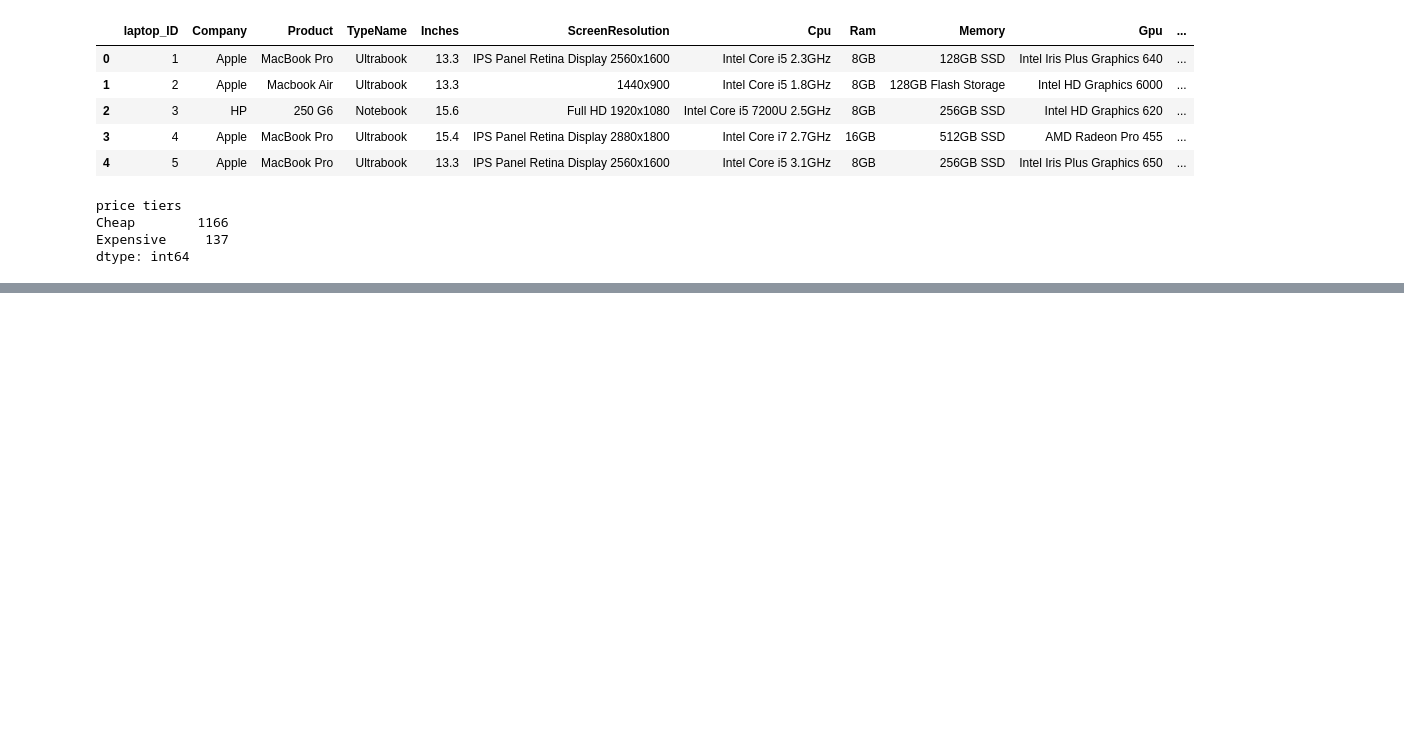
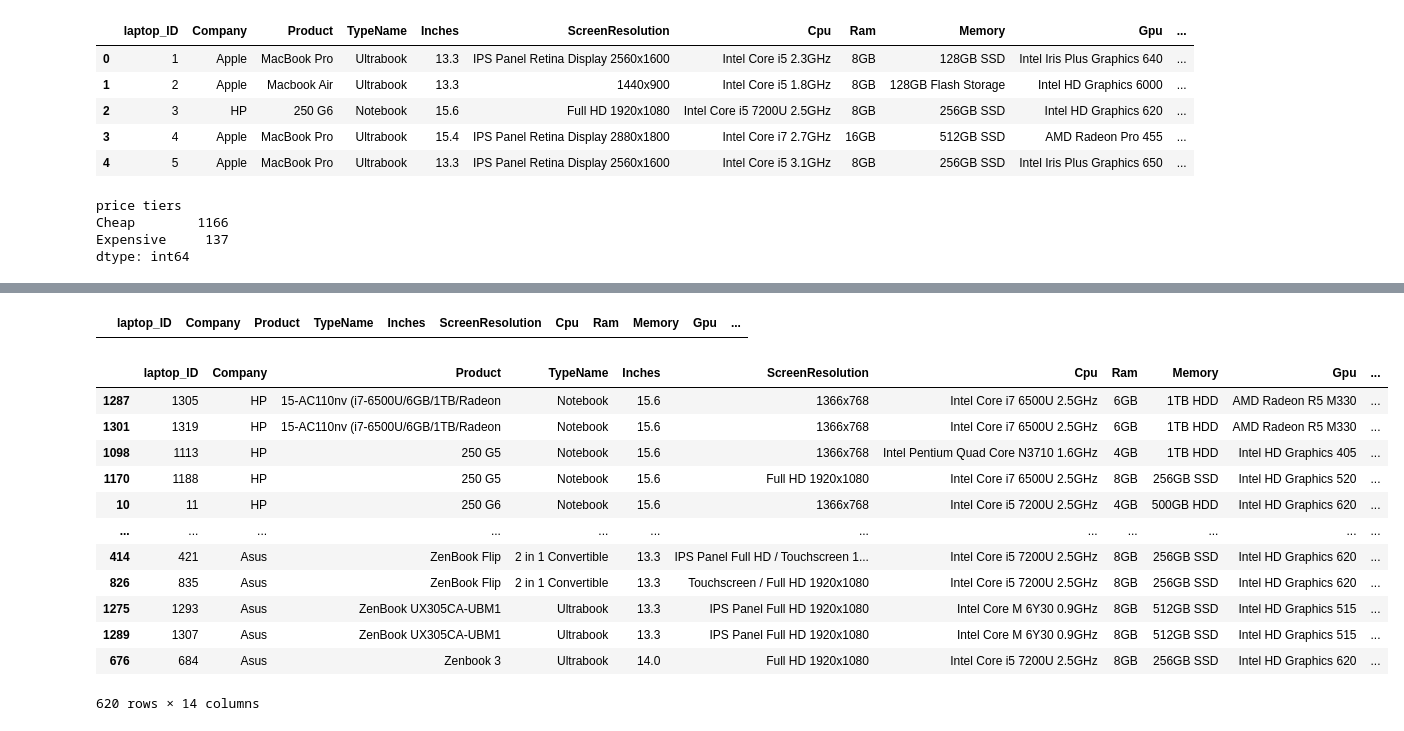
Before and after one commit to sanjula77/Data-Science, a Jupyter notebook: Filtering_Data.ipynb, the cells around one changed output, grey strips where cells are left out. Saved outputs shown, nothing was run; the diff lists cells and outputs as text; code cells hidden in the pictures; blank space fills up the shorter version.

```diff
--- a/Filtering_Data.ipynb
+++ b/Filtering_Data.ipynb
@@ -183,0 +216,16 @@ dtype: int64
+# %%
+# Create an array based on multiple price tiers
+# Create 'conditional' and 'value' variables
+
+conditional = [
+    df_laptop['Price_euros'] > 3000,
+    (df_laptop['Price_euros'] > 2000) & (df_laptop['Price_euros'] <= 3000),
+    (df_laptop['Price_euros'] > 800) & (df_laptop['Price_euros'] <= 2000),
+    df_laptop['Price_euros'] <= 800
+]
+
+value = ['Very Expensive', 'Expensive', 'Cheap', 'Very Cheap']
+# %%
+# Set it to a new column
+
+df_laptop['price tiers'] = np.select(conditional, value)
@@ -183,0 +321,28 @@ dtype: int64
+# %%
+# Show elements that are duplicated in the 'laptop_ID' column
+
+df_laptop[df_laptop.duplicated('laptop_ID')]
+# %% [output]
+|  | laptop_ID | Company | Product | TypeName | Inches | ScreenResolution | Cpu | Ram | Memory | Gpu | ... |
+# %%
+# duplicates in two or more columns
+
+duplicated = df_laptop.duplicated(['Product', 'TypeName', 'Inches'])
+# %%
+# show all the values duplicated (except for the first - keep='first')
+
+df_laptop[duplicated].sort_values(['Product', 'TypeName'])
+# %% [output]
+|  | laptop_ID | Company | Product | TypeName | Inches | ScreenResolution | Cpu | Ram | Memory | Gpu | ... |
+| 1287 | 1305 | HP | 15-AC110nv (i7-6500U/6GB/1TB/Radeon | Notebook | 15.6 | 1366x768 | Intel Core i7 6500U 2.5GHz | 6GB | 1TB HDD | AMD Radeon R5 M330 | ... |
+| 1301 | 1319 | HP | 15-AC110nv (i7-6500U/6GB/1TB/Radeon | Notebook | 15.6 | 1366x768 | Intel Core i7 6500U 2.5GHz | 6GB | 1TB HDD | AMD Radeon R5 M330 | ... |
+| 1098 | 1113 | HP | 250 G5 | Notebook | 15.6 | 1366x768 | Intel Pentium Quad Core N3710 1.6GHz | 4GB | 1TB HDD | Intel HD Graphics 405 | ... |
+| 1170 | 1188 | HP | 250 G5 | Notebook | 15.6 | Full HD 1920x1080 | Intel Core i7 6500U 2.5GHz | 8GB | 256GB SSD | Intel HD Graphics 520 | ... |
+| 10 | 11 | HP | 250 G6 | Notebook | 15.6 | 1366x768 | Intel Core i5 7200U 2.5GHz | 4GB | 500GB HDD | Intel HD Graphics 620 | ... |
+| ... | ... | ... | ... | ... | ... | ... | ... | ... | ... | ... | ... |
+| 414 | 421 | Asus | ZenBook Flip | 2 in 1 Convertible | 13.3 | IPS Panel Full HD / Touchscreen 1... | Intel Core i5 7200U 2.5GHz | 8GB | 256GB SSD | Intel HD Graphics 620 | ... |
+| 826 | 835 | Asus | ZenBook Flip | 2 in 1 Convertible | 13.3 | Touchscreen / Full HD 1920x1080 | Intel Core i5 7200U 2.5GHz | 8GB | 256GB SSD | Intel HD Graphics 620 | ... |
+| 1275 | 1293 | Asus | ZenBook UX305CA-UBM1 | Ultrabook | 13.3 | IPS Panel Full HD 1920x1080 | Intel Core M 6Y30 0.9GHz | 8GB | 512GB SSD | Intel HD Graphics 515 | ... |
+| 1289 | 1307 | Asus | ZenBook UX305CA-UBM1 | Ultrabook | 13.3 | IPS Panel Full HD 1920x1080 | Intel Core M 6Y30 0.9GHz | 8GB | 512GB SSD | Intel HD Graphics 515 | ... |
+| 676 | 684 | Asus | Zenbook 3 | Ultrabook | 14.0 | Full HD 1920x1080 | Intel Core i5 7200U 2.5GHz | 8GB | 256GB SSD | Intel HD Graphics 620 | ... |
+620 rows × 14 columns
```
Also changed, not shown: parts of 15 cells of this notebook.
